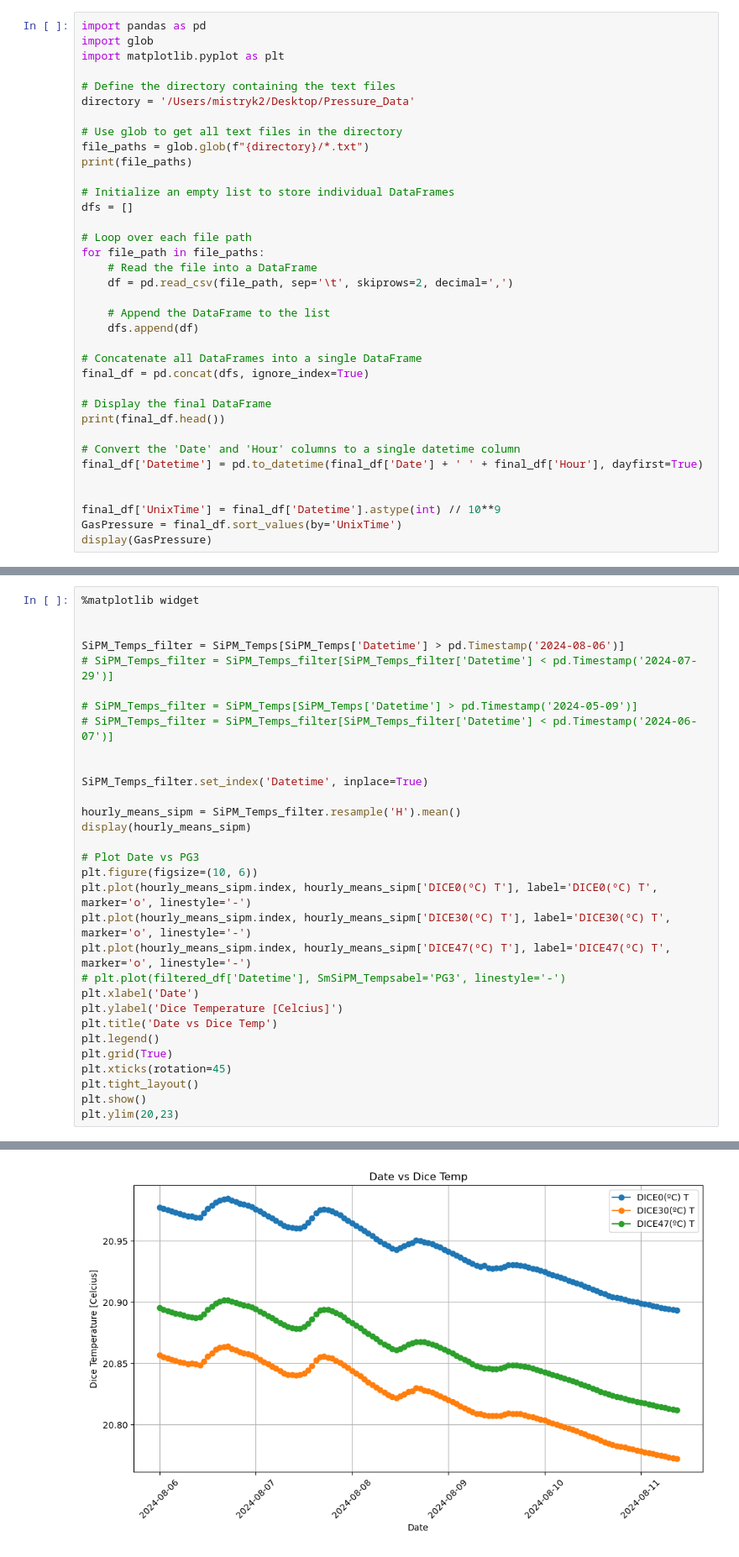
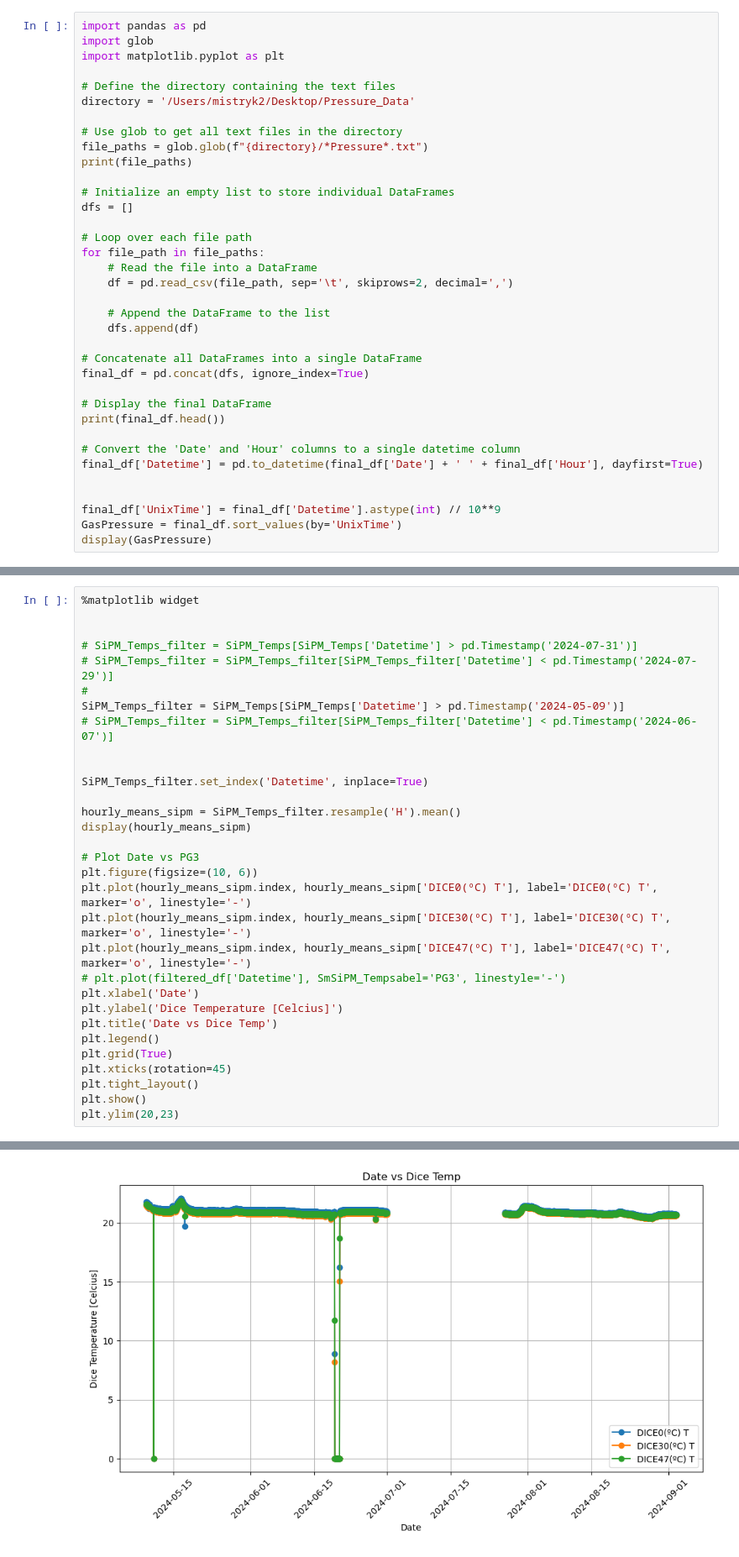
Before and after one commit to kvjmistry/DoubleBeta, a Jupyter notebook: NEXT100Monitoring/PlotGasPressure.ipynb, the cells around one changed output, grey strips where cells are left out. Shown at 84% size. Drawn from its saved outputs; the diff is of its cells as text.

```diff
--- a/NEXT100Monitoring/PlotGasPressure.ipynb
+++ b/NEXT100Monitoring/PlotGasPressure.ipynb
@@ -7,7 +7,7 @@ import matplotlib.pyplot as plt
 directory = '/Users/mistryk2/Desktop/Pressure_Data'
 
 # Use glob to get all text files in the directory
-file_paths = glob.glob(f"{directory}/*.txt")
+file_paths = glob.glob(f"{directory}/*Pressure*.txt")
 print(file_paths)
 
 # Initialize an empty list to store individual DataFrames
@@ -215,10 +215,10 @@ No artists with labels found to put in legend.  Note that artists whose label st
 %matplotlib widget
 
 
-SiPM_Temps_filter = SiPM_Temps[SiPM_Temps['Datetime'] > pd.Timestamp('2024-08-06')]
+# SiPM_Temps_filter = SiPM_Temps[SiPM_Temps['Datetime'] > pd.Timestamp('2024-07-31')]
 # SiPM_Temps_filter = SiPM_Temps_filter[SiPM_Temps_filter['Datetime'] < pd.Timestamp('2024-07-29')]
-
-# SiPM_Temps_filter = SiPM_Temps[SiPM_Temps['Datetime'] > pd.Timestamp('2024-05-09')]
+#
+SiPM_Temps_filter = SiPM_Temps[SiPM_Temps['Datetime'] > pd.Timestamp('2024-05-09')]
 # SiPM_Temps_filter = SiPM_Temps_filter[SiPM_Temps_filter['Datetime'] < pd.Timestamp('2024-06-07')]
 
 
@@ -260,3 +260,3 @@ plt.ylim(20,23)
-[figure, old version]
+[figure, new version]
 (20.0, 23.0)
 # %%
```
Also changed, not shown: parts of 6 cells of this notebook, 4 other files.
